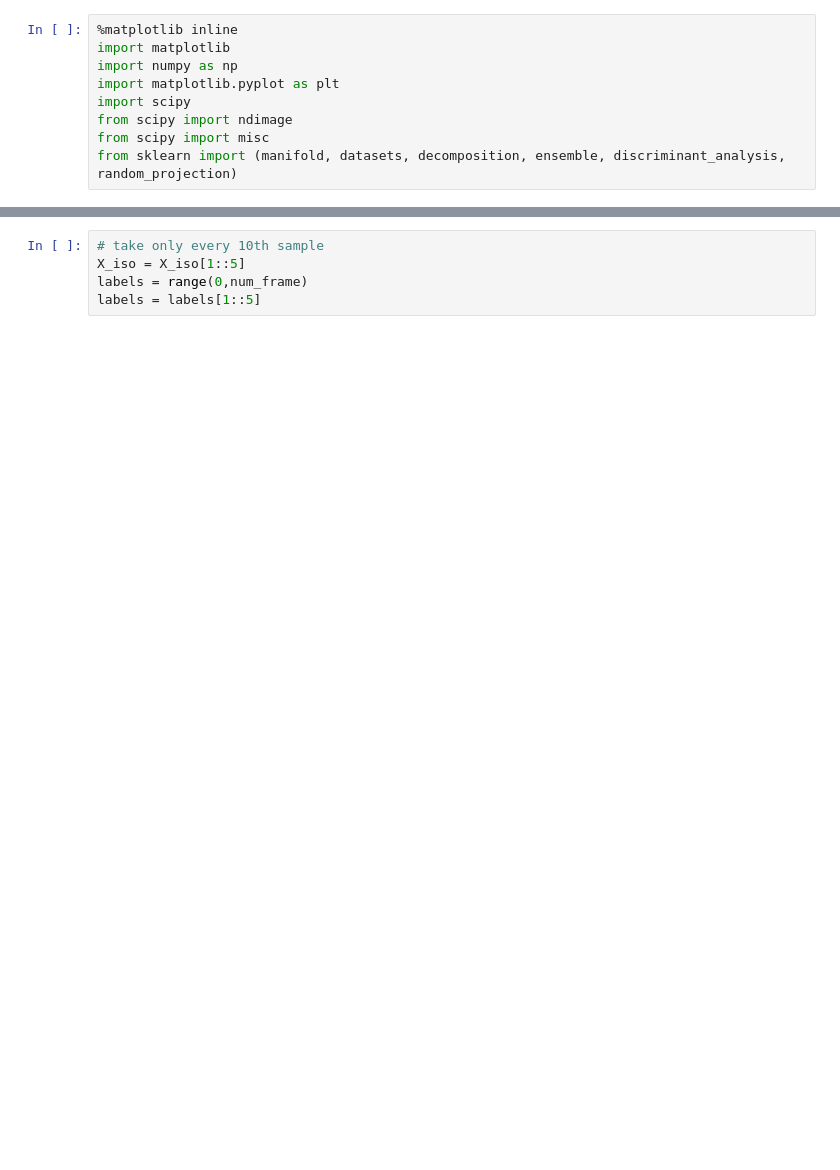
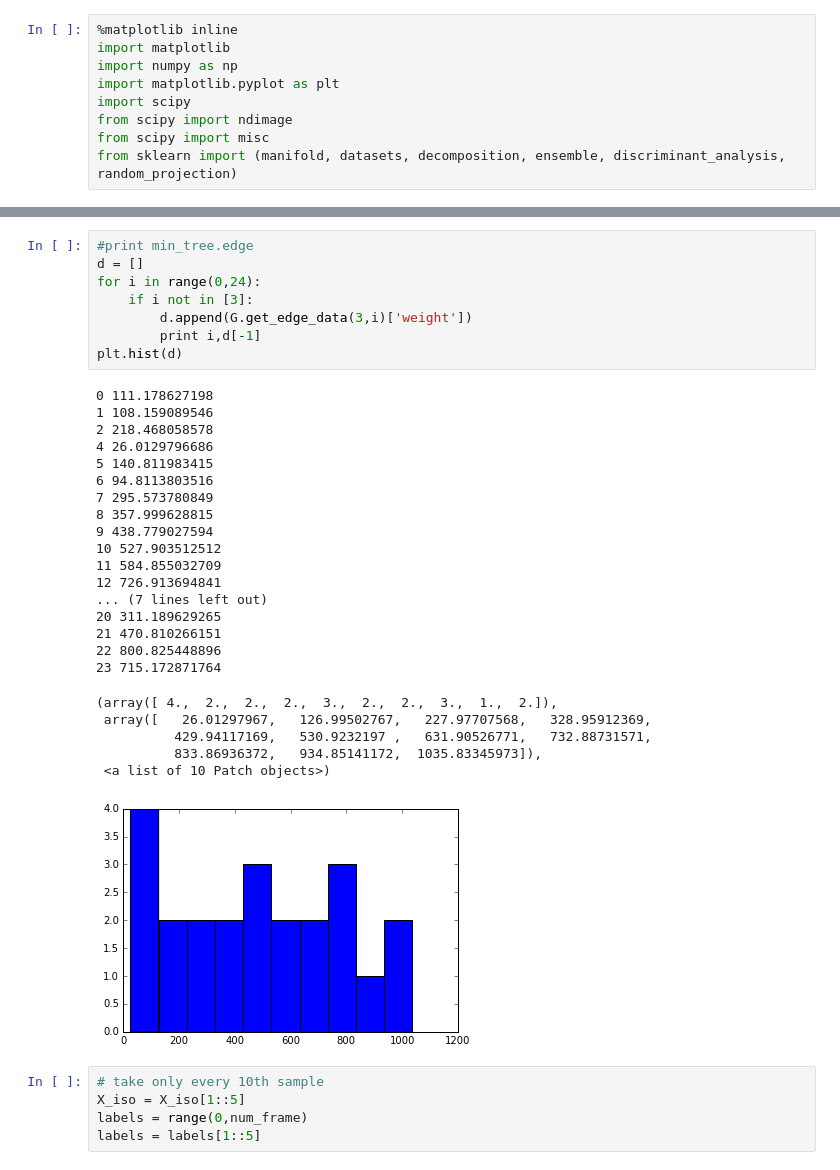
Before and after one commit to alenkran/EE368_Final_Project, a Jupyter notebook: preliminary.ipynb, the cells around one changed output, grey strips where cells are left out. Drawn from its saved outputs; the diff is of its cells as text; blank space fills up the shorter version.

```diff
--- a/preliminary.ipynb
+++ b/preliminary.ipynb
@@ -58,3 +46,35 @@ array([55, 56, 57, 58, 59, 60, 61, 62, 63, 64, 65, 66, 67,  2,  5,  6,  7,
+# %%
+#print min_tree.edge
+d = []
+for i in range(0,24):
+    if i not in [3]:
+        d.append(G.get_edge_data(3,i)['weight'])
+        print i,d[-1]
+plt.hist(d)
+# %% [output]
+0 111.178627198
+1 108.159089546
+2 218.468058578
+4 26.0129796686
+5 140.811983415
+6 94.8113803516
+7 295.573780849
+8 357.999628815
+9 438.779027594
+10 527.903512512
+11 584.855032709
+12 726.913694841
+... (7 lines left out)
+20 311.189629265
+21 470.810266151
+22 800.825448896
+23 715.172871764
+(array([ 4.,  2.,  2.,  2.,  3.,  2.,  2.,  3.,  1.,  2.]),
+ array([   26.01297967,   126.99502767,   227.97707568,   328.95912369,
+          429.94117169,   530.9232197 ,   631.90526771,   732.88731571,
+          833.86936372,   934.85141172,  1035.83345973]),
+ <a list of 10 Patch objects>)
+[figure, added]
 # %%
 # take only every 10th sample
 X_iso = X_iso[1::5]
```
Also changed, not shown: parts of 9 cells of this notebook, 3 other files.
